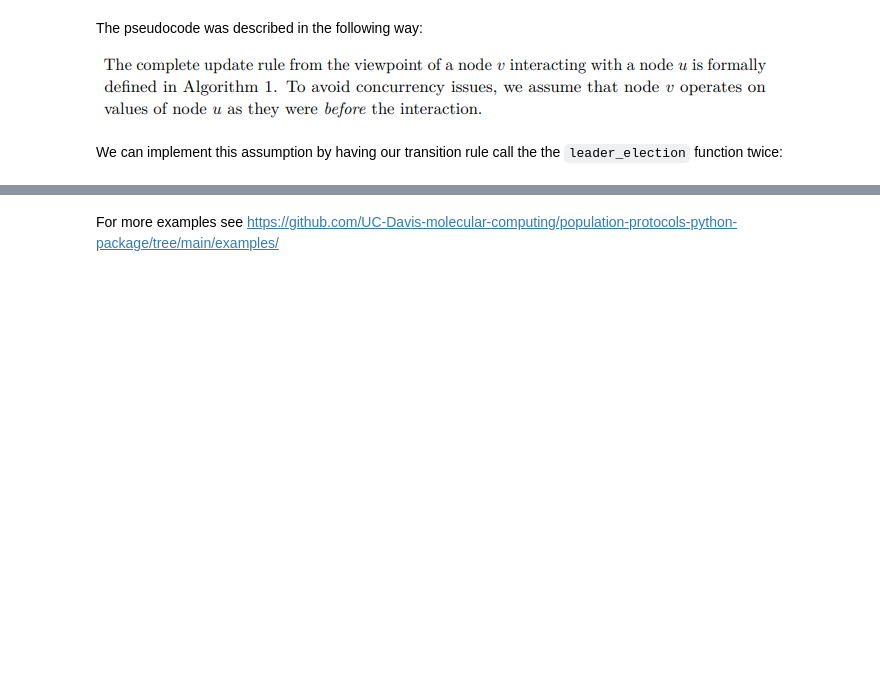
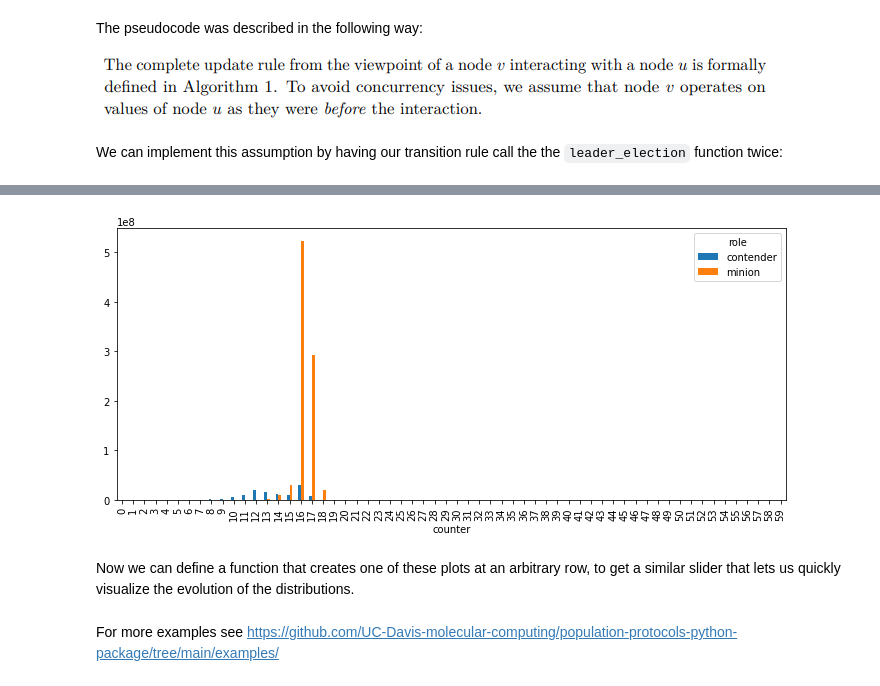
Before and after one commit to UC-Davis-molecular-computing/ppsim, a Jupyter notebook: README.ipynb, the cells around one changed output, grey strips where cells are left out. Drawn from its saved outputs; the diff is of its cells as text; code cells hidden in the pictures; blank space fills up the shorter version.

```diff
--- a/README.ipynb
+++ b/README.ipynb
@@ -372,0 +434,3 @@ sim.config_dict
+# %%
+df = sim.history.groupby(['counter','role'], axis=1).sum()
+df.iloc[10]
@@ -372,0 +474,7 @@ sim.config_dict
+# %%
+df.iloc[10].unstack().plot(kind='bar', figsize=(12,5))
+plt.show()
+# %% [output]
+[figure, added]
+# %% [markdown]
+Now we can define a function that creates one of these plots at an arbitrary row, to get a similar slider that lets us quickly visualize the evolution of the distributions.
```
Also changed, not shown: parts of 28 cells of this notebook, 14 other files.
